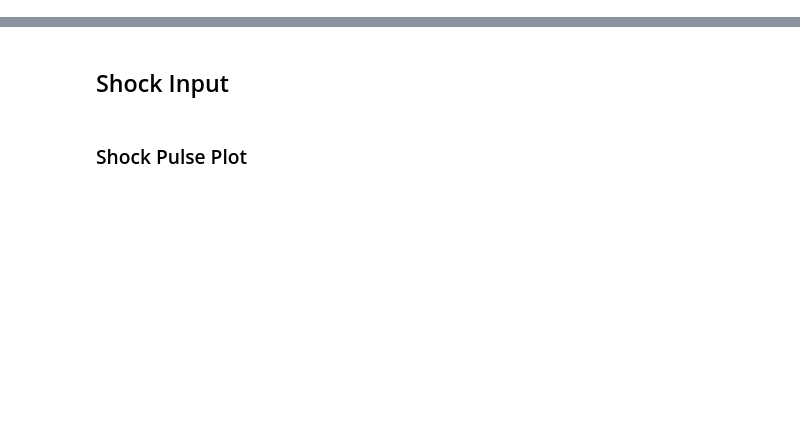
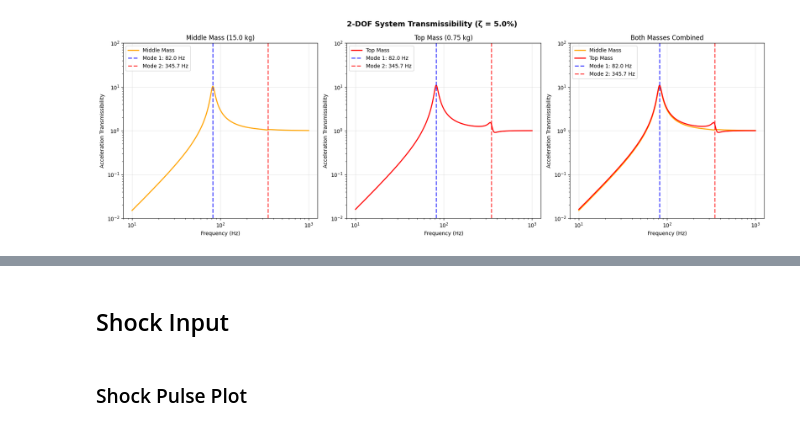
Before and after one commit to natecostello/python-test-repo, a Jupyter notebook: mdof_evaluation.ipynb, the cells around one changed output, grey strips where cells are left out. Saved outputs shown, nothing was run; the diff lists cells and outputs as text; code cells hidden in the pictures; blank space fills up the shorter version.

```diff
--- a/mdof_evaluation.ipynb
+++ b/mdof_evaluation.ipynb
@@ -2,0 +316,83 @@
+# %%
+# =============================================================================
+# 2-DOF SYSTEM ANALYSIS
+# =============================================================================
+
+# Create 2-DOF system (middle mass = m1, top mass = m2)
+tdof = TDOF_System(m_middle, k_middle, c_middle, m_top, k_top, c_top)
+
+print("2-DOF System Properties:")
+print(f"  Mass 1 (middle): {tdof.m1:.1f} kg")
+print(f"  Mass 2 (top):    {tdof.m2:.2f} kg")
+print(f"  Spring 1: {tdof.k1:.2e} N/m")
+print(f"  Spring 2: {tdof.k2:.2e} N/m")
+print(f"  Damper 1: {tdof.c1:.1f} N⋅s/m")
+print(f"  Damper 2: {tdof.c2:.1f} N⋅s/m")
+
+print(f"\\nModal Properties:")
+print(f"  Mode 1: {tdof.fn[0]:.2f} Hz")
+print(f"  Mode 2: {tdof.fn[1]:.2f} Hz")
+print(f"  Frequency ratio: {tdof.fn[1]/tdof.fn[0]:.3f} ({np.log2(tdof.fn[1]/tdof.fn[0]):.2f} octaves)")
+
+print(f"\\nMode Shapes:")
+print(f"  Mode 1: [{tdof.mode_shapes[0,0]:+.3f}, {tdof.mode_shapes[1,0]:+.3f}]")
+print(f"  Mode 2: [{tdof.mode_shapes[0,1]:+.3f}, {tdof.mode_shapes[1,1]:+.3f}]")
+
+# Calculate transmissibility
+tdof_trans_m1, tdof_trans_m2 = tdof.transmissibility(freq_range)
+
+# Find peak transmissibilities
+peak_m1_idx = np.argmax(tdof_trans_m1)
+peak_m1_freq = freq_range[peak_m1_idx]
+peak_m1_value = tdof_trans_m1[peak_m1_idx]
+
+peak_m2_idx = np.argmax(tdof_trans_m2)
+peak_m2_freq = freq_range[peak_m2_idx]
+peak_m2_value = tdof_trans_m2[peak_m2_idx]
+
+print(f"\\n2-DOF Transmissibility:")
+print(f"  Middle mass peak: {peak_m1_value:.2f} at {peak_m1_freq:.1f} Hz")
+print(f"  Top mass peak:    {peak_m2_value:.2f} at {peak_m2_freq:.1f} Hz")
+
+# Plot 2-DOF transmissibility
+fig, axes = plt.subplots(1, 3, figsize=(18, 6))
+
+# Individual plots
+axes[0].loglog(freq_range, tdof_trans_m1, 'orange', linewidth=2, label='Middle Mass')
+axes[0].axvline(tdof.fn[0], color='blue', linestyle='--', alpha=0.7, label=f'Mode 1: {tdof.fn[0]:.1f} Hz')
+axes[0].axvline(tdof.fn[1], color='red', linestyle='--', alpha=0.7, label=f'Mode 2: {tdof.fn[1]:.1f} Hz')
+axes[0].grid(True, alpha=0.3)
+axes[0].set_xlabel('Frequency (Hz)')
+axes[0].set_ylabel('Acceleration Transmissibility')
+axes[0].set_title(f'Middle Mass ({m_middle:.1f} kg)')
+axes[0].legend()
+axes[0].set_ylim([0.01, 100])
+
+axes[1].loglog(freq_range, tdof_trans_m2, 'red', linewidth=2, label='Top Mass')
+axes[1].axvline(tdof.fn[0], color='blue', linestyle='--', alpha=0.7, label=f'Mode 1: {tdof.fn[0]:.1f} Hz')
+axes[1].axvline(tdof.fn[1], color='red', linestyle='--', alpha=0.7, label=f'Mode 2: {tdof.fn[1]:.1f} Hz')
+axes[1].grid(True, alpha=0.3)
+axes[1].set_xlabel('Frequency (Hz)')
+axes[1].set_ylabel('Acceleration Transmissibility')
+axes[1].set_title(f'Top Mass ({m_top:.2f} kg)')
+axes[1].legend()
+axes[1].set_ylim([0.01, 100])
+
+# Combined plot
+axes[2].loglog(freq_range, tdof_trans_m1, 'orange', linewidth=2, label='Middle Mass')
+axes[2].loglog(freq_range, tdof_trans_m2, 'red', linewidth=2, label='Top Mass')
+axes[2].axvline(tdof.fn[0], color='blue', linestyle='--', alpha=0.7, label=f'Mode 1: {tdof.fn[0]:.1f} Hz')
+axes[2].axvline(tdof.fn[1], color='red', linestyle='--', alpha=0.7, label=f'Mode 2: {tdof.fn[1]:.1f} Hz')
+axes[2].grid(True, alpha=0.3)
+axes[2].set_xlabel('Frequency (Hz)')
+axes[2].set_ylabel('Acceleration Transmissibility')
+axes[2].set_title('Both Masses Combined')
+axes[2].legend()
+axes[2].set_ylim([0.01, 100])
+
+plt.suptitle(f'2-DOF System Transmissibility (ζ = {damping_percent:.1f}%)', fontsize=14, fontweight='bold')
+plt.tight_layout()
+plt.show()
+
+print("✅ 2-DOF analysis completed")
+# %% [output]
@@ -2,0 +416 @@
+[figure, added]
```
Also changed, not shown: parts of 60 cells of this notebook, 1 other file.
